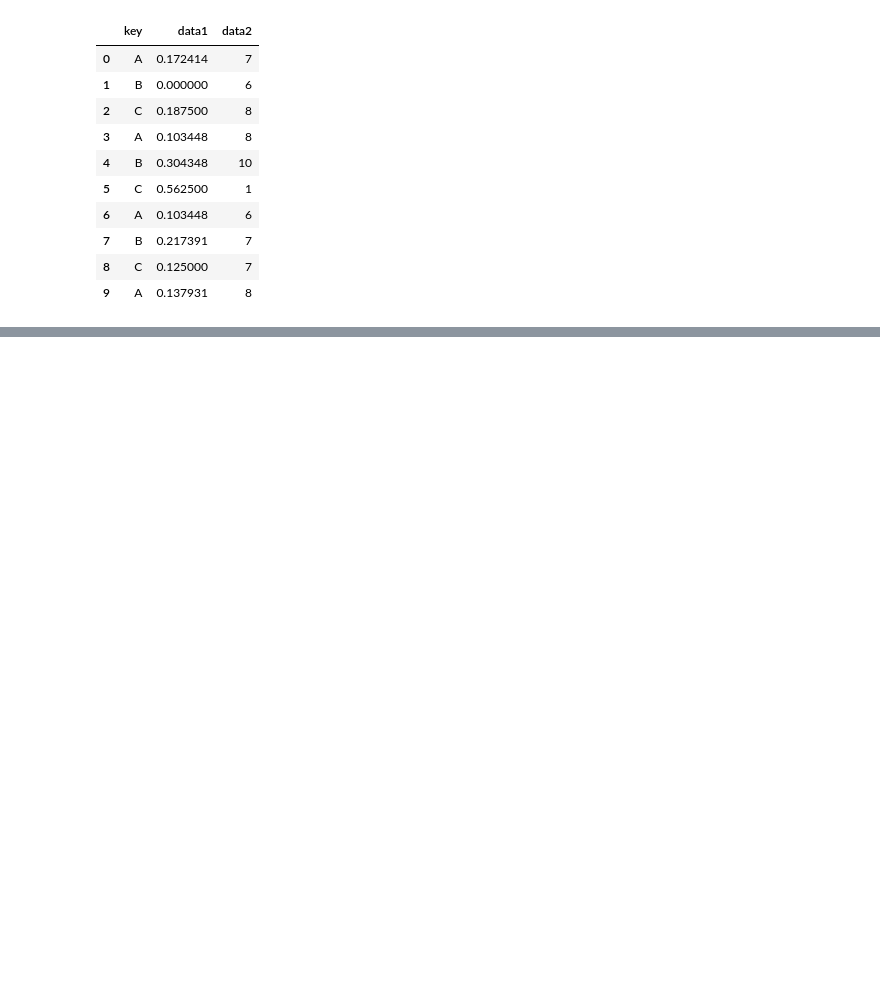
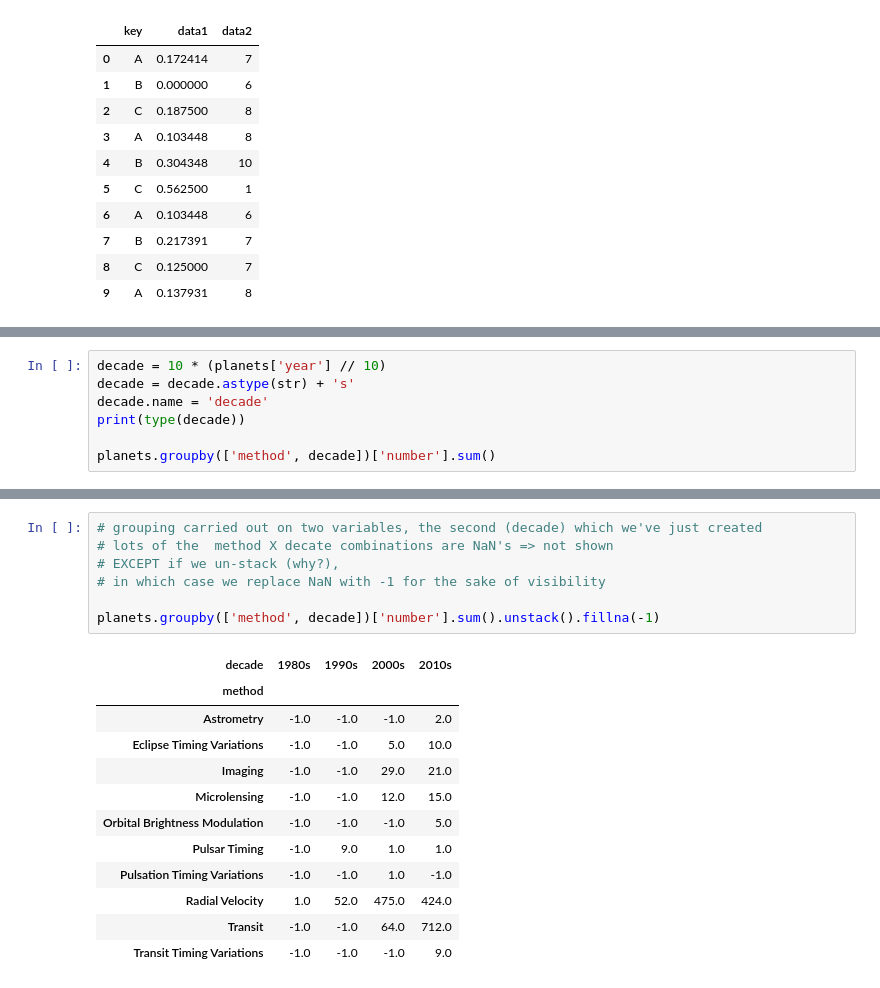
Before and after one commit to franzoni/ML-A-Z-Hands-On-Python-R, a Jupyter notebook: Machine_Learning_A-Z_Template_Folder/Part_4_-_Clustering/Section_2xx_-_Part_PLAYplay/aggregation-grouping.ipynb, the cells around one changed output, grey strips where cells are left out. Cells and saved outputs as stored; diff of their text form; blank space fills up the shorter version.

Commit message:
aggregation-grouping: DONE

```diff
--- a/Machine_Learning_A-Z_Template_Folder/Part_4_-_Clustering/Section_2xx_-_Part_PLAYplay/aggregation-grouping.ipynb
+++ b/Machine_Learning_A-Z_Template_Folder/Part_4_-_Clustering/Section_2xx_-_Part_PLAYplay/aggregation-grouping.ipynb
@@ -347,0 +497,7 @@ df.groupby('key').apply(norm_by_data2)
+# %%
+decade = 10 * (planets['year'] // 10)
+decade = decade.astype(str) + 's'
+decade.name = 'decade'
+print(type(decade))
+
+planets.groupby(['method', decade])['number'].sum()
@@ -347,0 +523,20 @@ df.groupby('key').apply(norm_by_data2)
+# %%
+# grouping carried out on two variables, the second (decade) which we've just created
+# lots of the  method X decate combinations are NaN's => not shown
+# EXCEPT if we un-stack (why?),
+# in which case we replace NaN with -1 for the sake of visibility
+
+planets.groupby(['method', decade])['number'].sum().unstack().fillna(-1)
+# %% [output]
+| decade | 1980s | 1990s | 2000s | 2010s |
+| method |  |  |  |  |
+| Astrometry | -1.0 | -1.0 | -1.0 | 2.0 |
+| Eclipse Timing Variations | -1.0 | -1.0 | 5.0 | 10.0 |
+| Imaging | -1.0 | -1.0 | 29.0 | 21.0 |
+| Microlensing | -1.0 | -1.0 | 12.0 | 15.0 |
+| Orbital Brightness Modulation | -1.0 | -1.0 | -1.0 | 5.0 |
+| Pulsar Timing | -1.0 | 9.0 | 1.0 | 1.0 |
+| Pulsation Timing Variations | -1.0 | -1.0 | 1.0 | -1.0 |
+| Radial Velocity | 1.0 | 52.0 | 475.0 | 424.0 |
+| Transit | -1.0 | -1.0 | 64.0 | 712.0 |
+| Transit Timing Variations | -1.0 | -1.0 | -1.0 | 9.0 |
```
Also changed, not shown: parts of 12 cells of this notebook.
